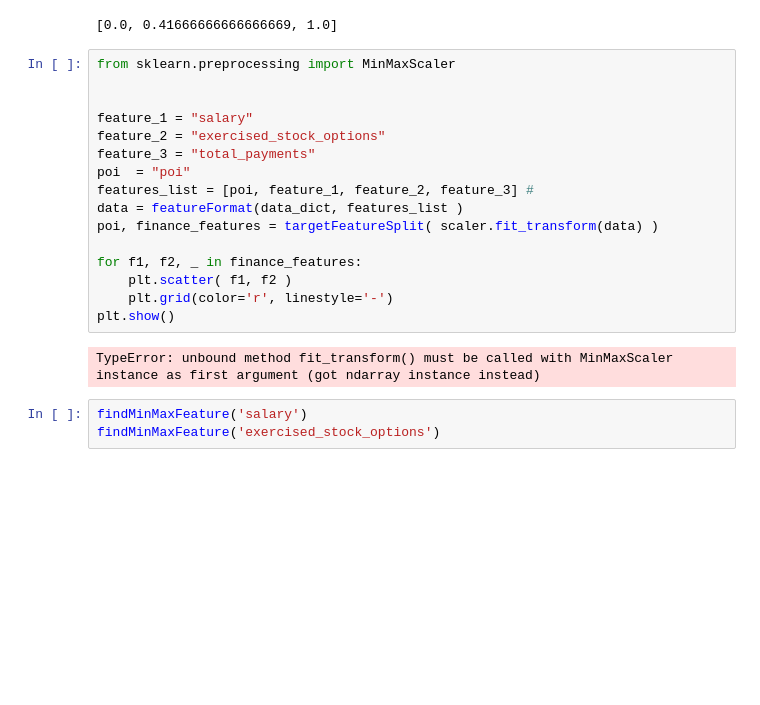
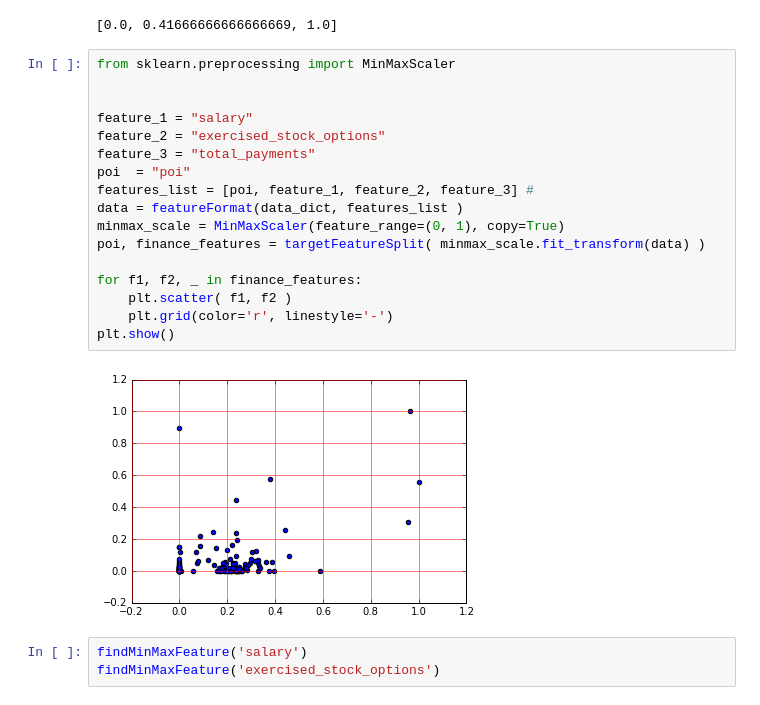
Before and after one commit to omoju/udacityUd120Lessons, a Jupyter notebook: Clustering.ipynb, the cells around one changed output. Cells and saved outputs as stored; diff of their text form; blank space fills up the shorter version.

```diff
--- a/Clustering.ipynb
+++ b/Clustering.ipynb
@@ -126,21 +130,22 @@ print featureScaling(data)
 # %%
 from sklearn.preprocessing import MinMaxScaler
 
 
 feature_1 = "salary"
 feature_2 = "exercised_stock_options"
 feature_3 = "total_payments"
 poi  = "poi"
 features_list = [poi, feature_1, feature_2, feature_3] #
 data = featureFormat(data_dict, features_list )
-poi, finance_features = targetFeatureSplit( scaler.fit_transform(data) )
+minmax_scale = MinMaxScaler(feature_range=(0, 1), copy=True)
+poi, finance_features = targetFeatureSplit( minmax_scale.fit_transform(data) )
 
 for f1, f2, _ in finance_features:
     plt.scatter( f1, f2 )
     plt.grid(color='r', linestyle='-')
 plt.show()
 # %% [output]
-TypeError: unbound method fit_transform() must be called with MinMaxScaler instance as first argument (got ndarray instance instead)
+[figure, added]
 # %%
 findMinMaxFeature('salary')
 findMinMaxFeature('exercised_stock_options')
```
Also changed, not shown: parts of 2 cells of this notebook.
